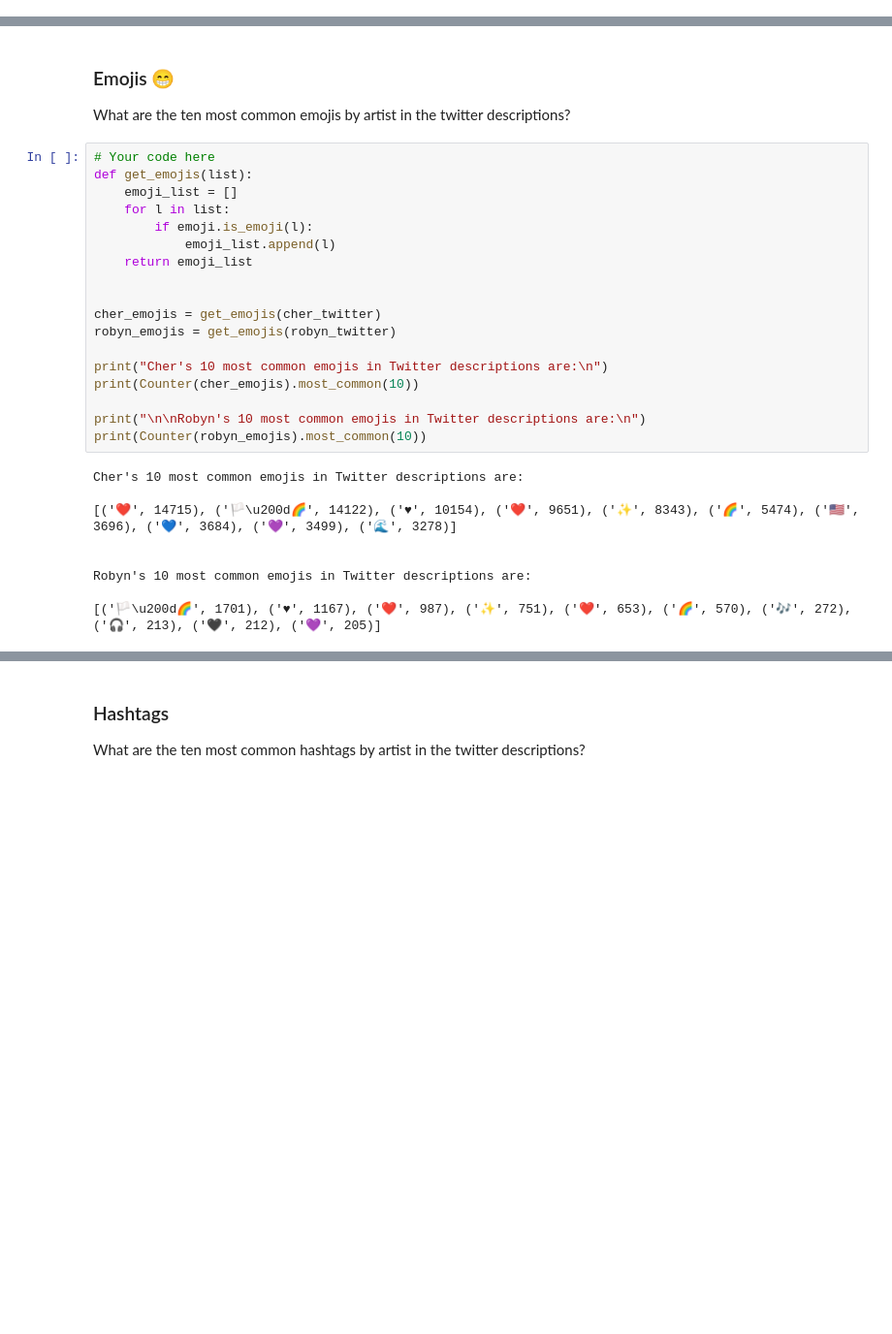
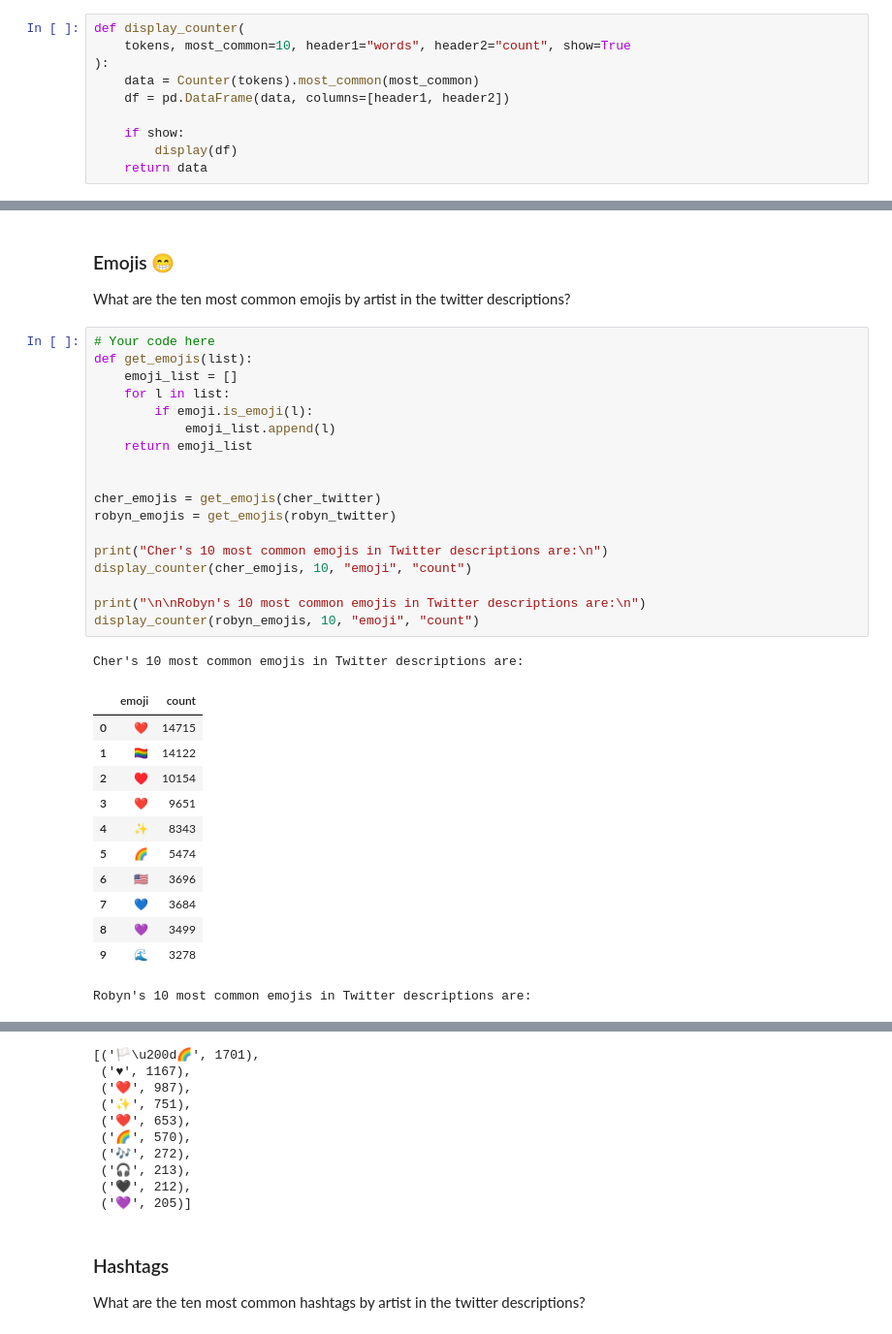
Before and after one commit to junclemente/ads509-assignments, a Jupyter notebook: wk2/Lyrics and Description EDA.ipynb, the cells around one changed output, grey strips where cells are left out. Shown at 97% size. Drawn from its saved outputs; the diff is of its cells as text; blank space fills up the shorter version.

Commit message:
feat: Update with display_counter; clean up code

```diff
--- a/wk2/Lyrics and Description EDA.ipynb
+++ b/wk2/Lyrics and Description EDA.ipynb
@@ -40,6 +41,16 @@ data_location = Path("./datasets")
 # data from the Module 1 assignment
 twitter_folder = "twitter/"
 lyrics_folder = "lyrics/"
+# %%
+def display_counter(
+    tokens, most_common=10, header1="words", header2="count", show=True
+):
+    data = Counter(tokens).most_common(most_common)
+    df = pd.DataFrame(data, columns=[header1, header2])
+
+    if show:
+        display(df)
+    return data
 # %%
 def descriptive_stats(tokens, num_tokens=5, verbose=True):
     """
@@ -337,27 +383,32 @@ What are the ten most common emojis by artist in the twitter descriptions?
 # %%
 # Your code here
 def get_emojis(list):
     emoji_list = []
     for l in list:
         if emoji.is_emoji(l):
             emoji_list.append(l)
     return emoji_list
 
 
 cher_emojis = get_emojis(cher_twitter)
 robyn_emojis = get_emojis(robyn_twitter)
 
 print("Cher's 10 most common emojis in Twitter descriptions are:\n")
-print(Counter(cher_emojis).most_common(10))
+display_counter(cher_emojis, 10, "emoji", "count")
 
 print("\n\nRobyn's 10 most common emojis in Twitter descriptions are:\n")
-print(Counter(robyn_emojis).most_common(10))
+display_counter(robyn_emojis, 10, "emoji", "count")
 # %% [output]
 Cher's 10 most common emojis in Twitter descriptions are:
-
-[('❤️', 14715), ('🏳️\u200d🌈', 14122), ('♥', 10154), ('❤', 9651), ('✨', 8343), ('🌈', 5474), ('🇺🇸', 3696), ('💙', 3684), ('💜', 3499), ('🌊', 3278)]
-
-
-Robyn's 10 most common emojis in Twitter descriptions are:
-
-[('🏳️\u200d🌈', 1701), ('♥', 1167), ('❤️', 987), ('✨', 751), ('❤', 653), ('🌈', 570), ('🎶', 272), ('🎧', 213), ('🖤', 212), ('💜', 205)]
+|  | emoji | count |
+| 0 | ❤️ | 14715 |
+| 1 | 🏳️‍🌈 | 14122 |
+| 2 | ♥ | 10154 |
+| 3 | ❤ | 9651 |
+| 4 | ✨ | 8343 |
+| 5 | 🌈 | 5474 |
+| 6 | 🇺🇸 | 3696 |
+| 7 | 💙 | 3684 |
+| 8 | 💜 | 3499 |
+| 9 | 🌊 | 3278 |
+Robyn's 10 most common emojis in Twitter descriptions are:
@@ -364,3 +426,13 @@ Robyn's 10 most common emojis in Twitter descriptions are:
+[('🏳️\u200d🌈', 1701),
+ ('♥', 1167),
+ ('❤️', 987),
+ ('✨', 751),
+ ('❤', 653),
+ ('🌈', 570),
+ ('🎶', 272),
+ ('🎧', 213),
+ ('🖤', 212),
+ ('💜', 205)]
 # %% [markdown]
 ### Hashtags
 
```
Also changed, not shown: parts of 15 cells of this notebook.
